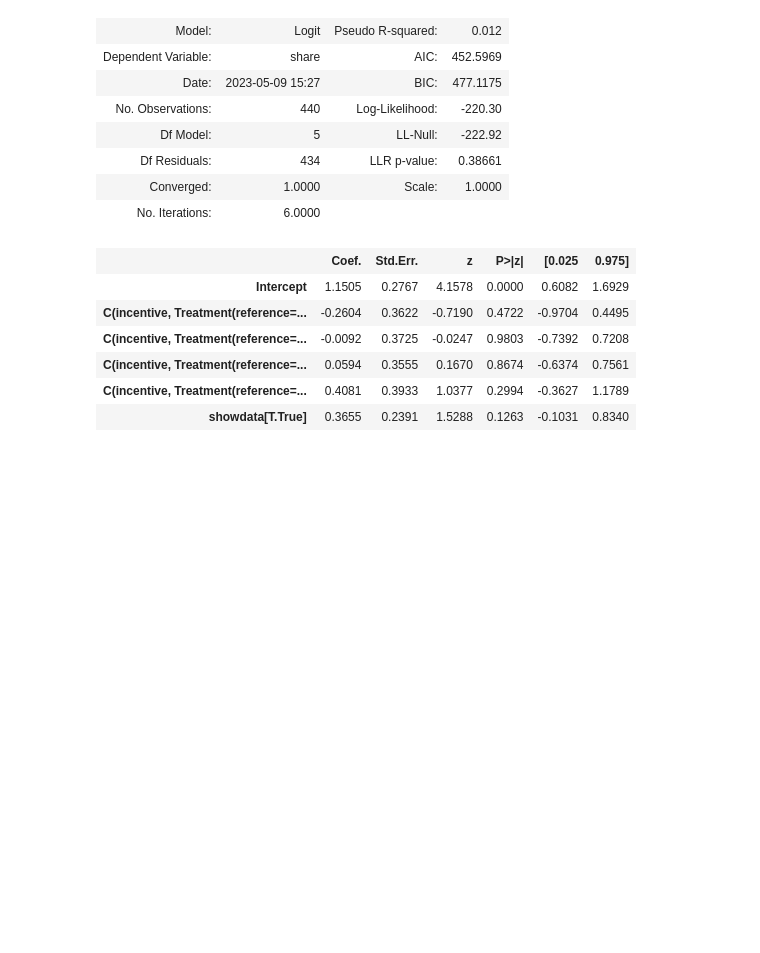
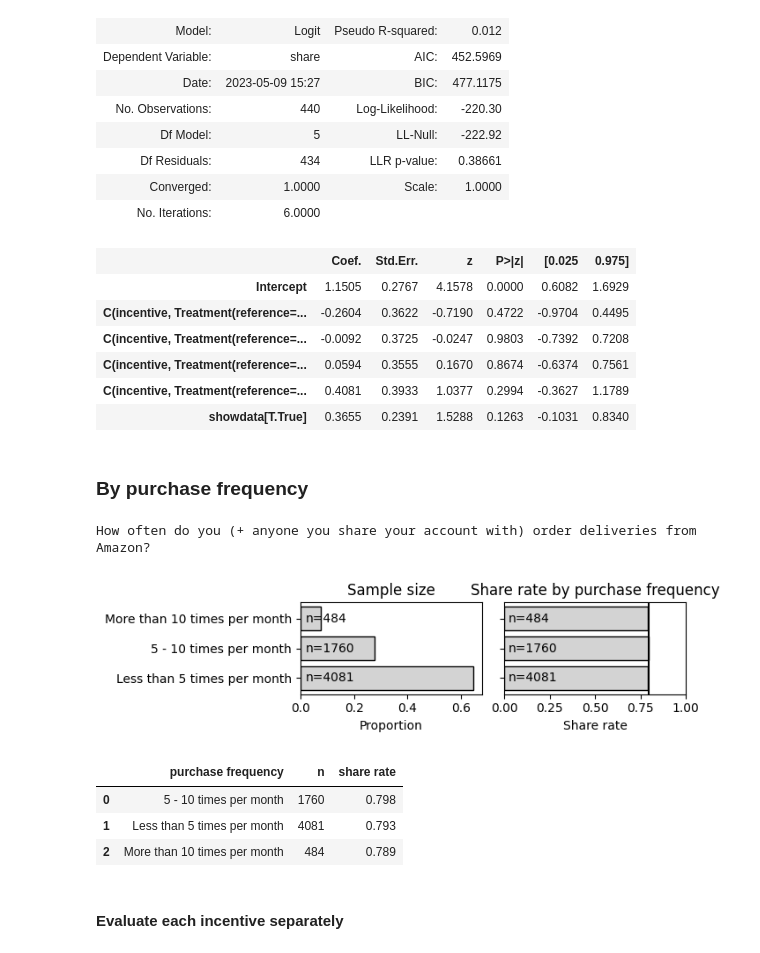
Before and after one commit to aberke/amazon-study, a Jupyter notebook: data-analysis/survey-data.ipynb, the cells around one changed output. Drawn from its saved outputs; the diff is of its cells as text; code cells hidden in the pictures; blank space fills up the shorter version.

```diff
--- a/data-analysis/survey-data.ipynb
+++ b/data-analysis/survey-data.ipynb
@@ -2227,3 +2227,30 @@ Optimization terminated successfully.
 | C(incentive, Treatment(reference=... | 0.0594 | 0.3555 | 0.1670 | 0.8674 | -0.6374 | 0.7561 |
 | C(incentive, Treatment(reference=... | 0.4081 | 0.3933 | 1.0377 | 0.2994 | -0.3627 | 1.1789 |
 | showdata[T.True] | 0.3655 | 0.2391 | 1.5288 | 0.1263 | -0.1031 | 0.8340 |
+# %% [markdown]
+### By purchase frequency
+# %%
+Q = 'Q-amazon-use-how-oft'
+print(fields_df.loc[Q][0])
+pf_df = df[Q].value_counts().rename('survey N').to_frame()
+pf_df['survey proportion'] = pf_df['survey N']/pf_df['survey N'].sum()
+figsize = (3.5, 2)
+fig, axes = plt.subplots(1,2,figsize=(figsize[0]*2,figsize[1]), dpi=100, sharey=True)
+plt.tight_layout()
+plot_survey_proportion_with_N(pf_df, axes[0])
+axes[0].set_title('Sample size')
+colname = 'purchase frequency'
+pf_share_df = get_share_rate_by_Q_df(Q, colname)
+plot_share_by_demo(pf_share_df, colname, axes[1])
+plt.tight_layout()
+plt.show()
+pf_share_df
+# %% [output]
+How often do you (+ anyone you share your account with) order deliveries from Amazon?
+[figure, added]
+|  | purchase frequency | n | share rate |
+| 0 | 5 - 10 times per month | 1760 | 0.798 |
+| 1 | Less than 5 times per month | 4081 | 0.793 |
+| 2 | More than 10 times per month | 484 | 0.789 |
+# %% [markdown]
+#### Evaluate each incentive separately
```
Also changed, not shown: parts of 17 cells of this notebook.
